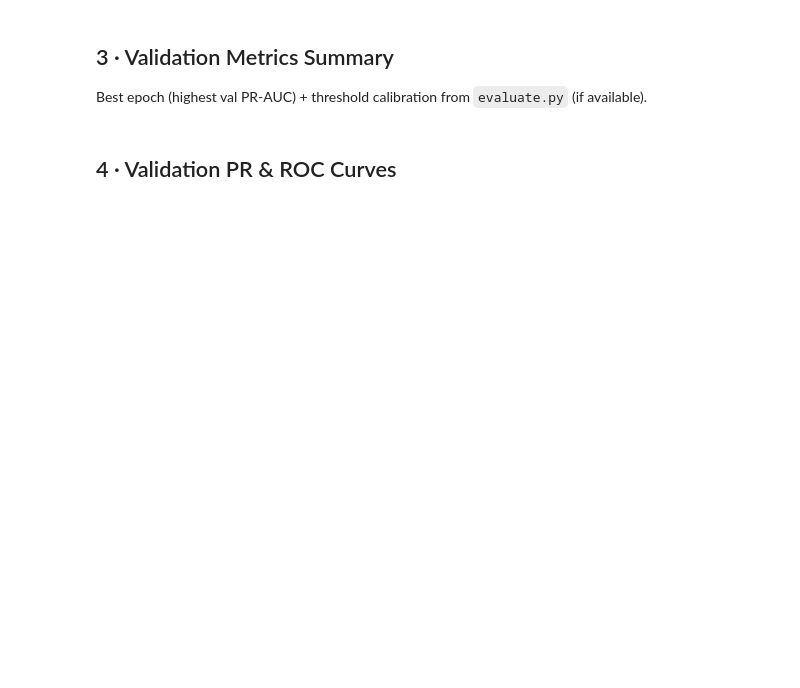
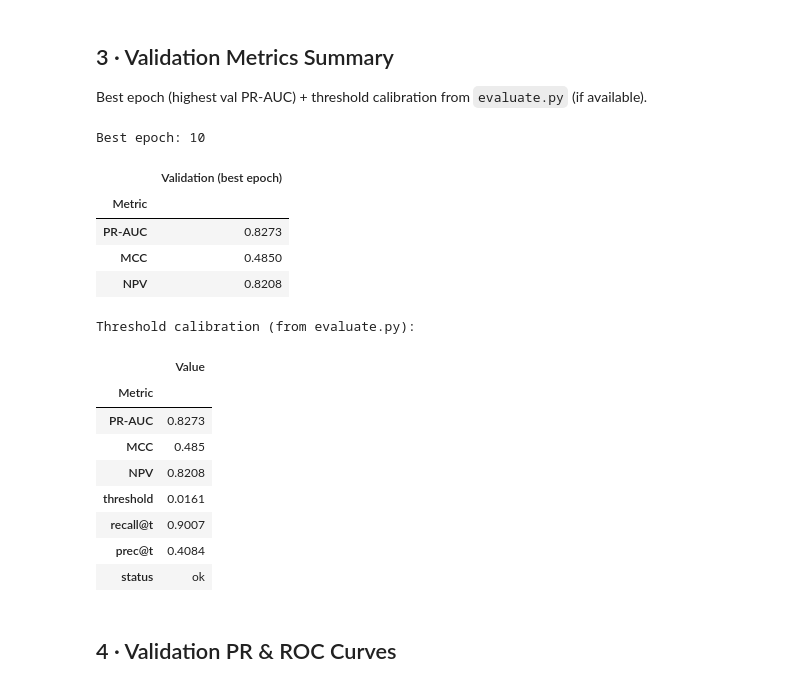
Before and after one commit to Jordixu/AAIB, a Jupyter notebook: notebooks/results_efficientnet_v2_m.ipynb, the cells around one changed output. Saved outputs shown, nothing was run; the diff lists cells and outputs as text; code cells hidden in the pictures; blank space fills up the shorter version.

```diff
--- a/notebooks/results_efficientnet_v2_m.ipynb
+++ b/notebooks/results_efficientnet_v2_m.ipynb
@@ -227,33 +240,50 @@ Best epoch (highest val PR-AUC) + threshold calibration from `evaluate.py` (if a
 # %%
 if df_metrics.empty or "val_pr_auc" not in df_metrics.columns:
     print("No validation metrics available.")
 else:
     best_idx = df_metrics["val_pr_auc"].idxmax()
     best = df_metrics.loc[best_idx]
     print(f"Best epoch: {int(best['epoch'])}")
 
     rows = []
     for col, label in [("val_pr_auc", "PR-AUC"), ("val_mcc", "MCC"), ("val_npv", "NPV")]:
         if col in best.index and not pd.isna(best[col]):
             rows.append({"Metric": label, "Validation (best epoch)": round(float(best[col]), 4)})
     if rows:
         display(pd.DataFrame(rows).set_index("Metric"))
 
     cal = load_threshold_cal(run_dir) if run_dir else {}
     if cal:
         print("\nThreshold calibration (from evaluate.py):")
         cal_rows = []
-        for key, label in [("pr_auc", "PR-AUC"), ("mcc", "MCC"), ("npv", "NPV"), ("t_safe", "t_safe")]:
+        for key, label in [("pr_auc", "PR-AUC"), ("mcc", "MCC"), ("npv", "NPV"), ("threshold", "threshold"), ("recall", "recall@t"), ("precision", "prec@t"), ("status", "status")]:
             if key in cal and cal[key] is not None:
                 v = cal[key]
                 cal_rows.append({
                     "Metric": label,
                     "Value": round(float(v), 4) if isinstance(v, (int, float)) else v,
                 })
         if cal_rows:
             display(pd.DataFrame(cal_rows).set_index("Metric"))
     else:
         print("\n(No threshold_calibration.json -- run evaluate.py to generate it.)")
+# %% [output]
+Best epoch: 10
+|  | Validation (best epoch) |
+| Metric |  |
+| PR-AUC | 0.8273 |
+| MCC | 0.4850 |
+| NPV | 0.8208 |
+Threshold calibration (from evaluate.py):
+|  | Value |
+| Metric |  |
+| PR-AUC | 0.8273 |
+| MCC | 0.485 |
+| NPV | 0.8208 |
+| threshold | 0.0161 |
+| recall@t | 0.9007 |
+| prec@t | 0.4084 |
+| status | ok |
 # %% [markdown]
 ## 4 · Validation PR & ROC Curves
 # %%
```
Also changed, not shown: parts of 11 cells of this notebook, 7 other files.
